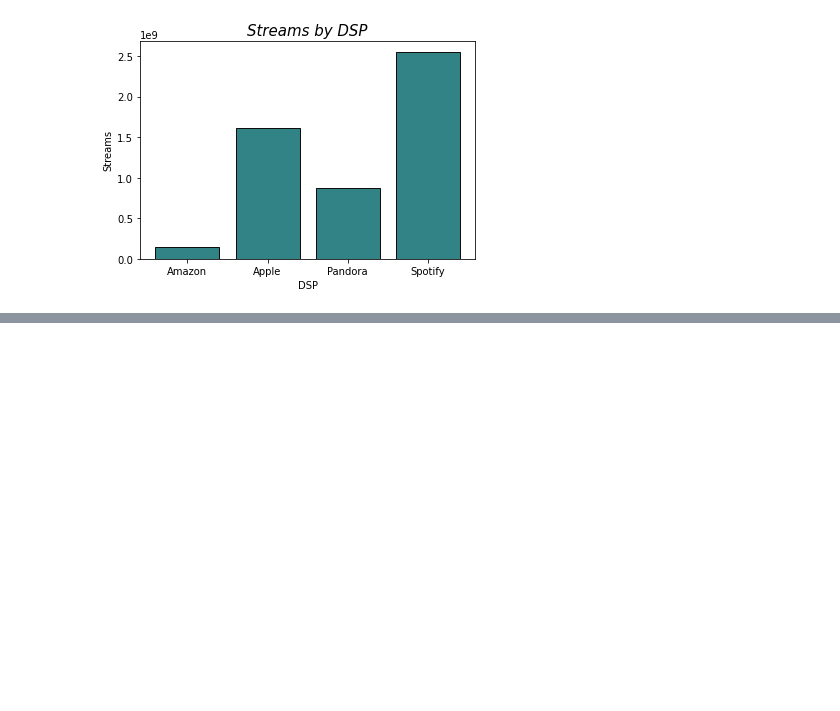
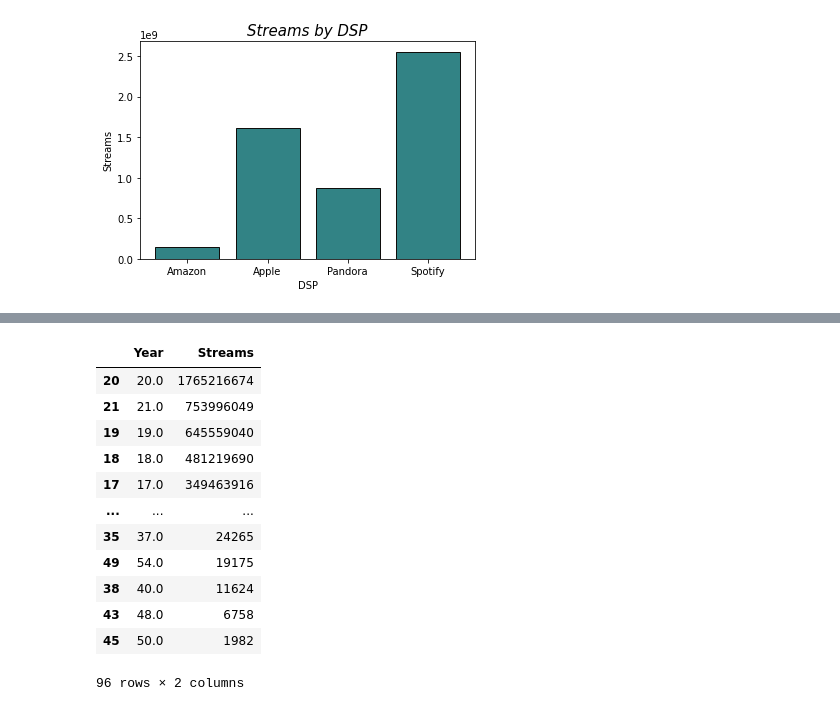
Before and after one commit to NSS-Data-Analytics-Cohort-6/mlc-project-count-dracula, a Jupyter notebook: notebooks/nathan.ipynb, the cells around one changed output, grey strips where cells are left out. Cells and saved outputs as stored; diff of their text form; code cells hidden in the pictures; blank space fills up the shorter version.

```diff
--- a/notebooks/nathan.ipynb
+++ b/notebooks/nathan.ipynb
@@ -145,0 +158,19 @@ NameError: name 'year' is not defined
+# %%
+year_streams.sort_values(
+    by="Streams",
+    ascending=False
+)
+# %% [output]
+|  | Year | Streams |
+| 20 | 20.0 | 1765216674 |
+| 21 | 21.0 | 753996049 |
+| 19 | 19.0 | 645559040 |
+| 18 | 18.0 | 481219690 |
+| 17 | 17.0 | 349463916 |
+| ... | ... | ... |
+| 35 | 37.0 | 24265 |
+| 49 | 54.0 | 19175 |
+| 38 | 40.0 | 11624 |
+| 43 | 48.0 | 6758 |
+| 45 | 50.0 | 1982 |
+96 rows × 2 columns
```
Also changed, not shown: parts of 5 cells of this notebook.
